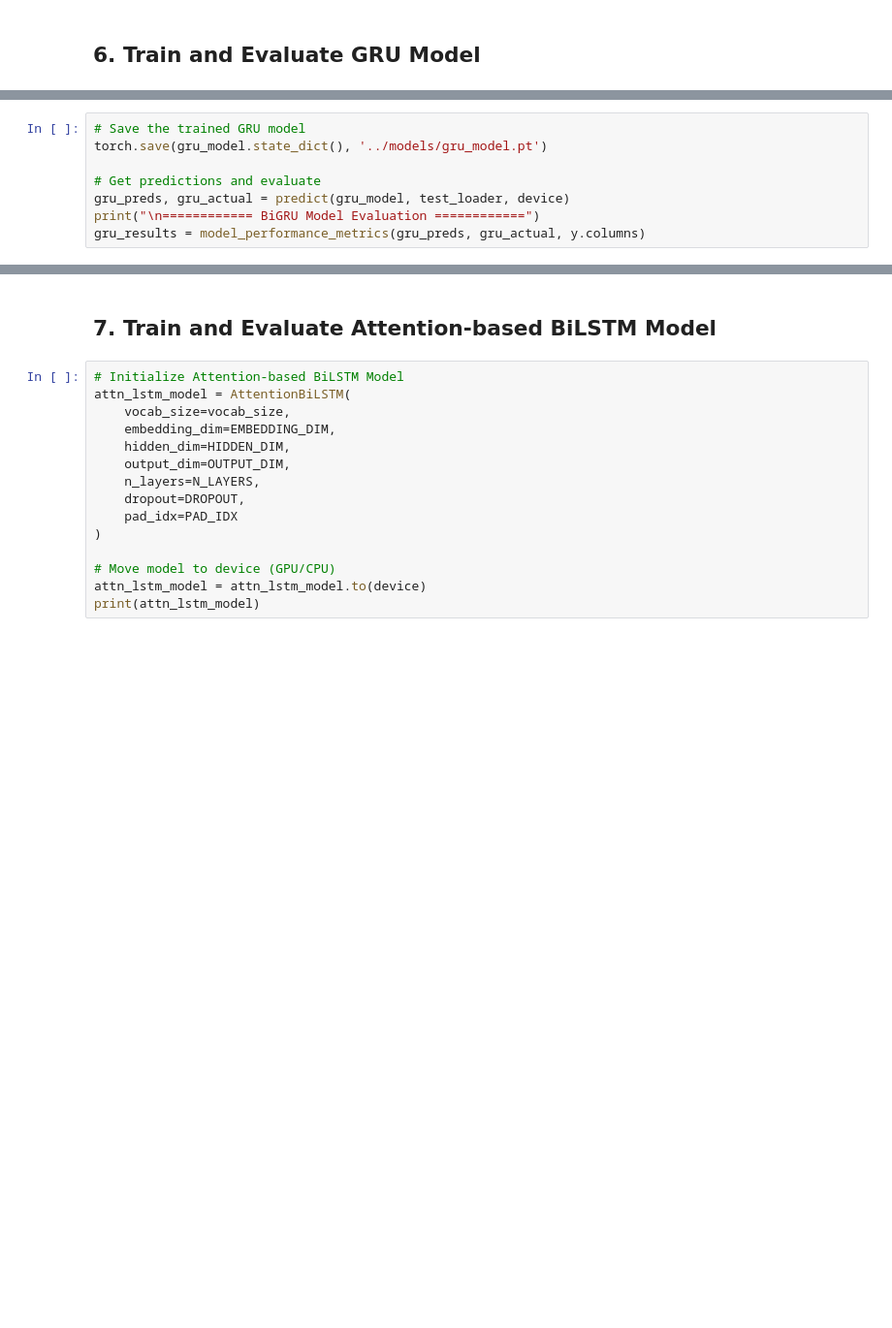
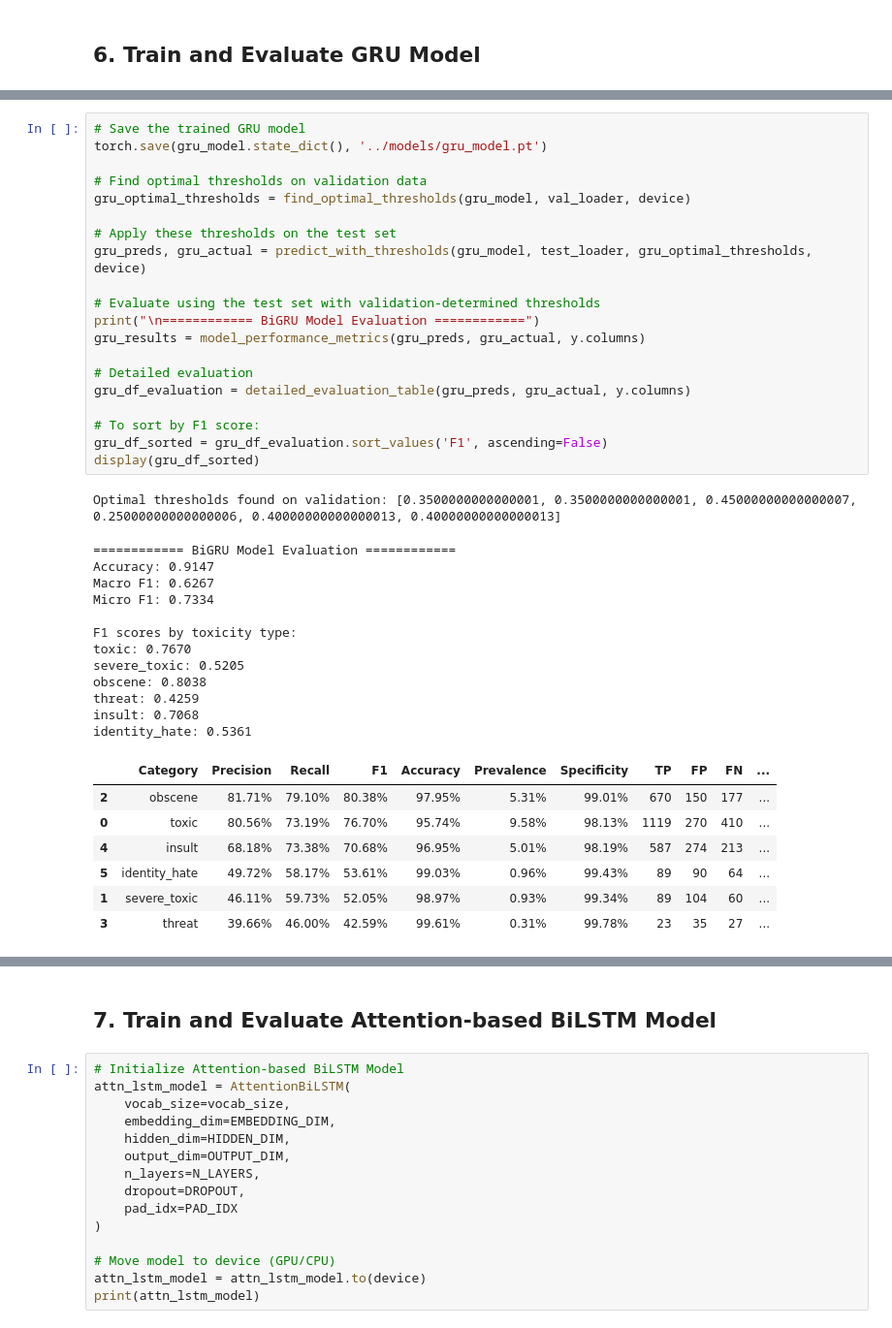
Before and after one commit to SuneshSundarasami/Multilabel-Toxicity-Detection-Using-Classical-RNN-and-Transformer-Architectures, a Jupyter notebook: Playground/RNN_models.ipynb, the cells around one changed output, grey strips where cells are left out. Shown at 97% size. Cells and saved outputs as stored; diff of their text form; blank space fills up the shorter version.

Commit message:
Completed testing different RNN models

```diff
--- a/Playground/RNN_models.ipynb
+++ b/Playground/RNN_models.ipynb
@@ -856,11 +995,44 @@ gru_train_losses, gru_train_accs, gru_val_losses, gru_val_accs = train_model(
 # %%
 # Save the trained GRU model
 torch.save(gru_model.state_dict(), '../models/gru_model.pt')
 
-# Get predictions and evaluate
-gru_preds, gru_actual = predict(gru_model, test_loader, device)
+# Find optimal thresholds on validation data
+gru_optimal_thresholds = find_optimal_thresholds(gru_model, val_loader, device)
+
+# Apply these thresholds on the test set
+gru_preds, gru_actual = predict_with_thresholds(gru_model, test_loader, gru_optimal_thresholds, device)
+
+# Evaluate using the test set with validation-determined thresholds
 print("\n============ BiGRU Model Evaluation ============")
 gru_results = model_performance_metrics(gru_preds, gru_actual, y.columns)
+
+# Detailed evaluation
+gru_df_evaluation = detailed_evaluation_table(gru_preds, gru_actual, y.columns)
+
+# To sort by F1 score:
+gru_df_sorted = gru_df_evaluation.sort_values('F1', ascending=False)
+display(gru_df_sorted)
+# %% [output]
+Optimal thresholds found on validation: [0.3500000000000001, 0.3500000000000001, 0.45000000000000007, 0.25000000000000006, 0.40000000000000013, 0.40000000000000013]
+============ BiGRU Model Evaluation ============
+Accuracy: 0.9147
+Macro F1: 0.6267
+Micro F1: 0.7334
+
+F1 scores by toxicity type:
+toxic: 0.7670
+severe_toxic: 0.5205
+obscene: 0.8038
+threat: 0.4259
+insult: 0.7068
+identity_hate: 0.5361
+|  | Category | Precision | Recall | F1 | Accuracy | Prevalence | Specificity | TP | FP | FN | ... |
+| 2 | obscene | 81.71% | 79.10% | 80.38% | 97.95% | 5.31% | 99.01% | 670 | 150 | 177 | ... |
+| 0 | toxic | 80.56% | 73.19% | 76.70% | 95.74% | 9.58% | 98.13% | 1119 | 270 | 410 | ... |
+| 4 | insult | 68.18% | 73.38% | 70.68% | 96.95% | 5.01% | 98.19% | 587 | 274 | 213 | ... |
+| 5 | identity_hate | 49.72% | 58.17% | 53.61% | 99.03% | 0.96% | 99.43% | 89 | 90 | 64 | ... |
+| 1 | severe_toxic | 46.11% | 59.73% | 52.05% | 98.97% | 0.93% | 99.34% | 89 | 104 | 60 | ... |
+| 3 | threat | 39.66% | 46.00% | 42.59% | 99.61% | 0.31% | 99.78% | 23 | 35 | 27 | ... |
 # %%
 # Plot training history
 plot_training_history(
```
Also changed, not shown: parts of 26 cells of this notebook.
